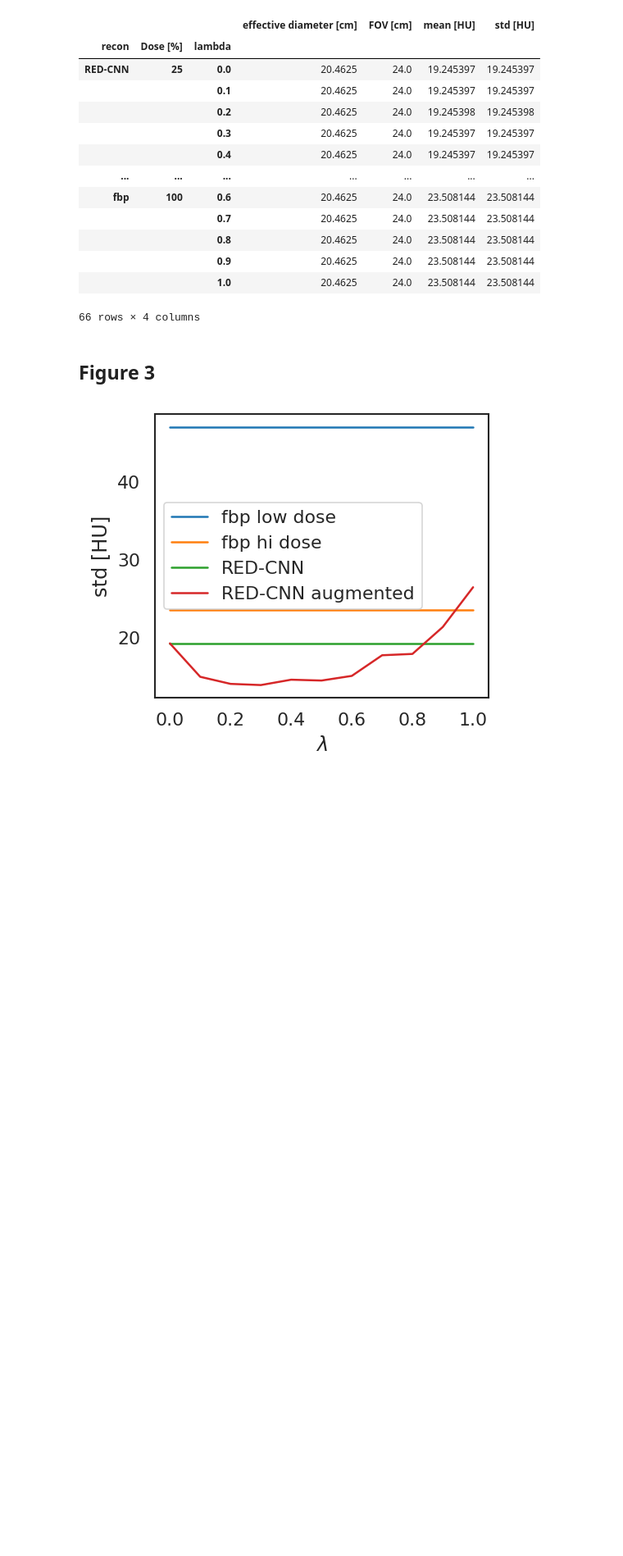
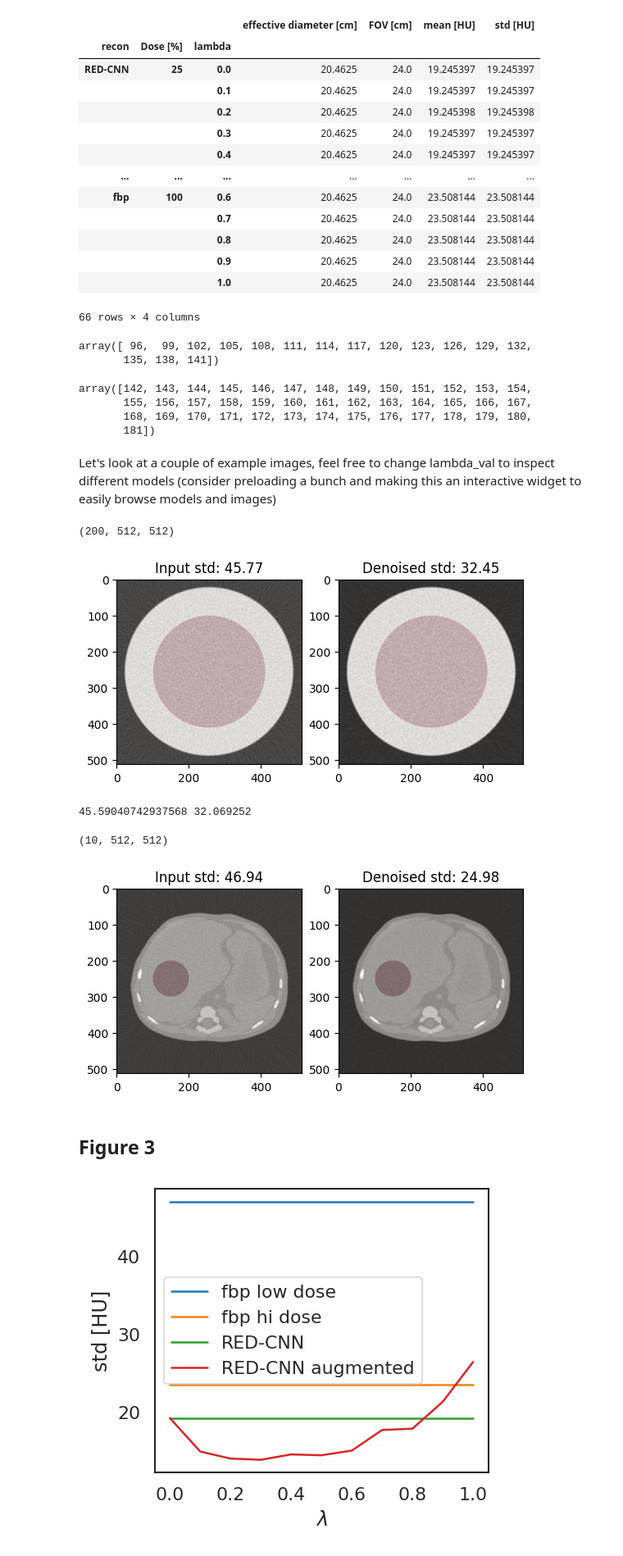
Before and after one commit to brandonjnelsonFDA/pediatric-CT-noise-texture-augmentation, a Jupyter notebook: notebooks/01_train_denoiser_with_augmentation.ipynb, the cells around one changed output. Shown at 82% size. Cells and saved outputs as stored; diff of their text form; code cells hidden in the pictures; blank space fills up the shorter version.

Commit message:
added anthropomorphic to denoising test set

```diff
--- a/notebooks/01_train_denoiser_with_augmentation.ipynb
+++ b/notebooks/01_train_denoiser_with_augmentation.ipynb
@@ -89,8 +89,16 @@ import pandas as pd
 import SimpleITK as sitk
 
 meta = pd.read_csv(peds_datadir / 'metadata.csv')
-meta.file = meta.file.apply(lambda o: peds_datadir / o)
+# meta.file = meta.file.apply(lambda o: peds_datadir / o)
 meta = meta[meta.recon == 'fbp']
+meta.rename(columns={'repeat':'instance'}, inplace=True)
+
+anthro_meta =  pd.read_csv(anthro_datadir / 'metadata.csv')
+anthro_meta.file = anthro_meta.file.apply(lambda o: anthro_datadir / o)
+anthro_meta = anthro_meta[anthro_meta.recon == 'fbp']
+anthro_meta.studyid = anthro_meta.studyid + 1 + meta.studyid.max()
+meta = pd.concat([meta, anthro_meta], ignore_index=True)
+
 meta.head()
 # %% [output]
 |  | Name | effective diameter [cm] | age [year] | pediatric subgroup | phantom | scanner | Dose [%] | recon | ... |
@@ -270,6 +328,68 @@ means
 |  |  | 0.9 | 20.4625 | 24.0 | 23.508144 | 23.508144 |
 |  |  | 1.0 | 20.4625 | 24.0 | 23.508144 | 23.508144 |
 66 rows × 4 columns
+# %%
+meta[meta.phantom=='uniform'].studyid.unique()
+# %% [output]
+array([ 96,  99, 102, 105, 108, 111, 114, 117, 120, 123, 126, 129, 132,
+       135, 138, 141])
+# %%
+meta[meta.phantom=='anthropomorphic'].studyid.unique()
+# %% [output]
+array([142, 143, 144, 145, 146, 147, 148, 149, 150, 151, 152, 153, 154,
+       155, 156, 157, 158, 159, 160, 161, 162, 163, 164, 165, 166, 167,
+       168, 169, 170, 171, 172, 173, 174, 175, 176, 177, 178, 179, 180,
+       181])
+# %% [markdown]
+Let's look at a couple of example images, feel free to change lambda_val to inspect different models (consider preloading a bunch and making this an interactive widget to easily browse models and images)
+# %%
+lambda_val = 0
+model = load_model(f'models/lambda{int(lambda_val):03d}').to(device)
+
+fname = meta[meta.studyid==96].file
+img = sitk.ReadImage(fname)
+vol = sitk.GetArrayFromImage(img)
+denoised = model.predict(vol[:20])
+print(vol.shape)
+
+r = get_circle_diameter(vol[0])
+roi = circle_select(vol[0], (vol[0].shape[0]//2, vol[0].shape[1]//2), r/3)
+
+f, axs = plt.subplots(1, 2)
+axs[0].imshow(vol[0], cmap='gray')
+axs[0].imshow(roi, cmap='Reds', alpha=0.2)
+axs[0].set_title(f'Input std: {vol[0][roi].std():2.2f}')
+
+axs[1].imshow(denoised[0], cmap='gray')
+axs[1].imshow(roi, cmap='Reds', alpha=0.2)
+axs[1].set_title(f'Denoised std: {denoised[0][roi].std():2.2f}')
+plt.show()
+print(vol[:,roi].std(axis=1).mean(), denoised[:,roi].std(axis=1).mean())
+
+fname = meta[meta.studyid==142].file
+img = sitk.ReadImage(fname)
+vol = sitk.GetArrayFromImage(img)
+denoised = model.predict(vol[:20])
+print(vol.shape)
+
+r = get_circle_diameter(vol[0])
+roi = circle_select(vol[0], (250, 150), 50)
+
+f, axs = plt.subplots(1, 2)
+axs[0].imshow(vol[0], cmap='gray')
+axs[0].imshow(roi, cmap='Reds', alpha=0.2)
+axs[0].set_title(f'Input std: {vol[0][roi].std():2.2f}')
+
+axs[1].imshow(denoised[0], cmap='gray')
+axs[1].imshow(roi, cmap='Reds', alpha=0.2)
+axs[1].set_title(f'Denoised std: {denoised[0][roi].std():2.2f}')
+plt.show()
+# %% [output]
+(200, 512, 512)
+[figure, added]
+45.59040742937568 32.069252
+(10, 512, 512)
+[figure, added]
 # %% [markdown]
 ## Figure 3
 # %%
```
Also changed, not shown: parts of 33 cells of this notebook, 9 other files.
